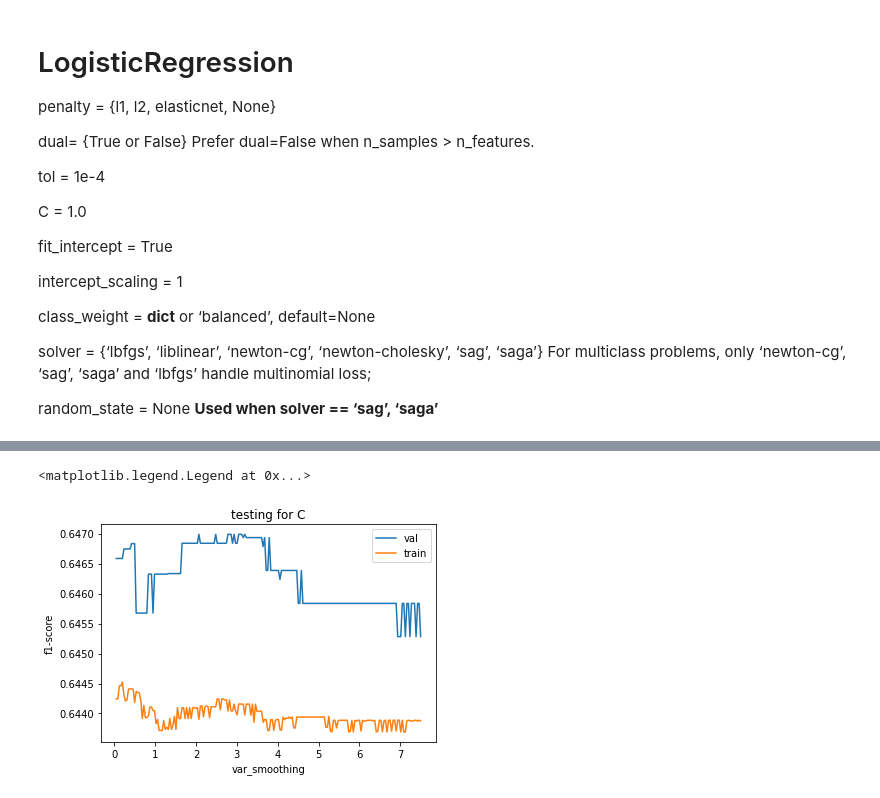
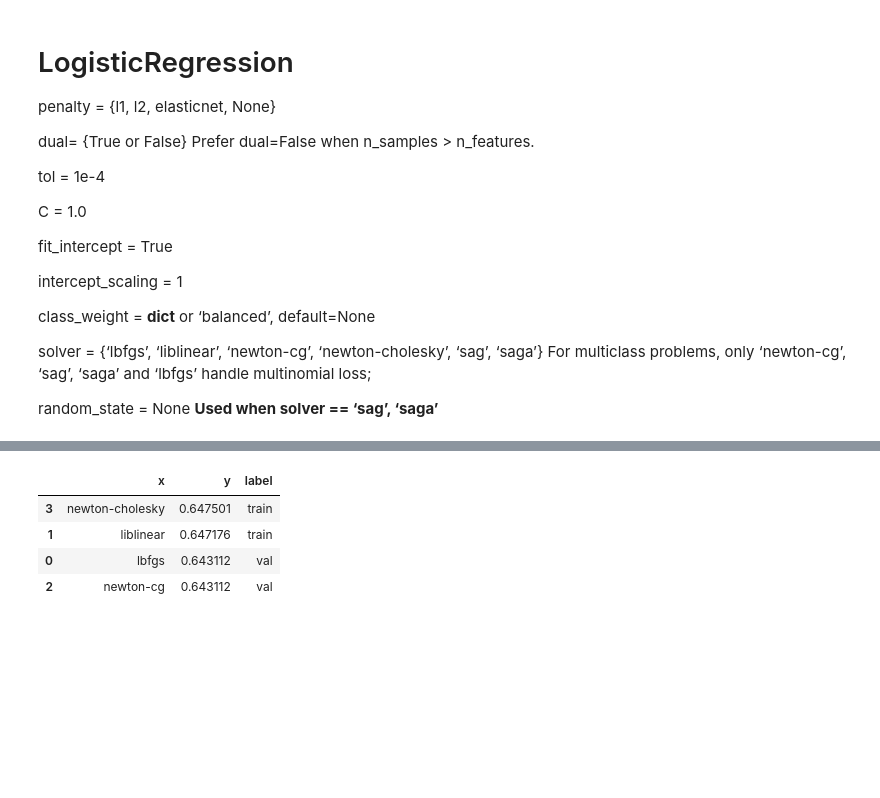
Before and after one commit to IndioP/Projeto-AM, a Jupyter notebook: Avila.ipynb, the cells around one changed output, grey strips where cells are left out. Saved outputs shown, nothing was run; the diff lists cells and outputs as text; code cells hidden in the pictures; blank space fills up the shorter version.

```diff
--- a/Avila.ipynb
+++ b/Avila.ipynb
@@ -352,9 +352,17 @@ plt.legend()
+# %%
+df_metrics.sort_values(by='y',ascending=False).groupby(by='label').head(2)
+# %% [output]
+|  | x | y | label |
+| 3 | newton-cholesky | 0.647501 | train |
+| 1 | liblinear | 0.647176 | train |
+| 0 | lbfgs | 0.643112 | val |
+| 2 | newton-cg | 0.643112 | val |
 # %%
 results_val = []
 results_train = []
 
 for C in np.linspace(1.0,7.5,200):
-  clf = pipe = Pipeline([('scaler', StandardScaler()), ('LR', LogisticRegression(max_iter=1000,C=C))])
+  clf = pipe = Pipeline([('scaler', StandardScaler()), ('LR', LogisticRegression(max_iter=10000,C=C))])
   clf.fit(X_train,y_train)
   pred = clf.predict(X_valid)
   results_val.append(f1_score(pred,y_valid,average="weighted"))
@@ -367,11 +375,8 @@ plt.title("testing for C")
 plt.plot(np.linspace(0.05,7.5,200),results_val,label='val')
 plt.plot(np.linspace(0.05,7.5,200),results_train,label='train')
 plt.ylabel("f1-score")
-plt.xlabel("var_smoothing")
+plt.xlabel("C")
 plt.legend()
-# %% [output]
-<matplotlib.legend.Legend at 0x...>
-[figure, removed]
 # %%
 results_val = []
 results_train = []
```
Also changed, not shown: parts of 14 cells of this notebook.
